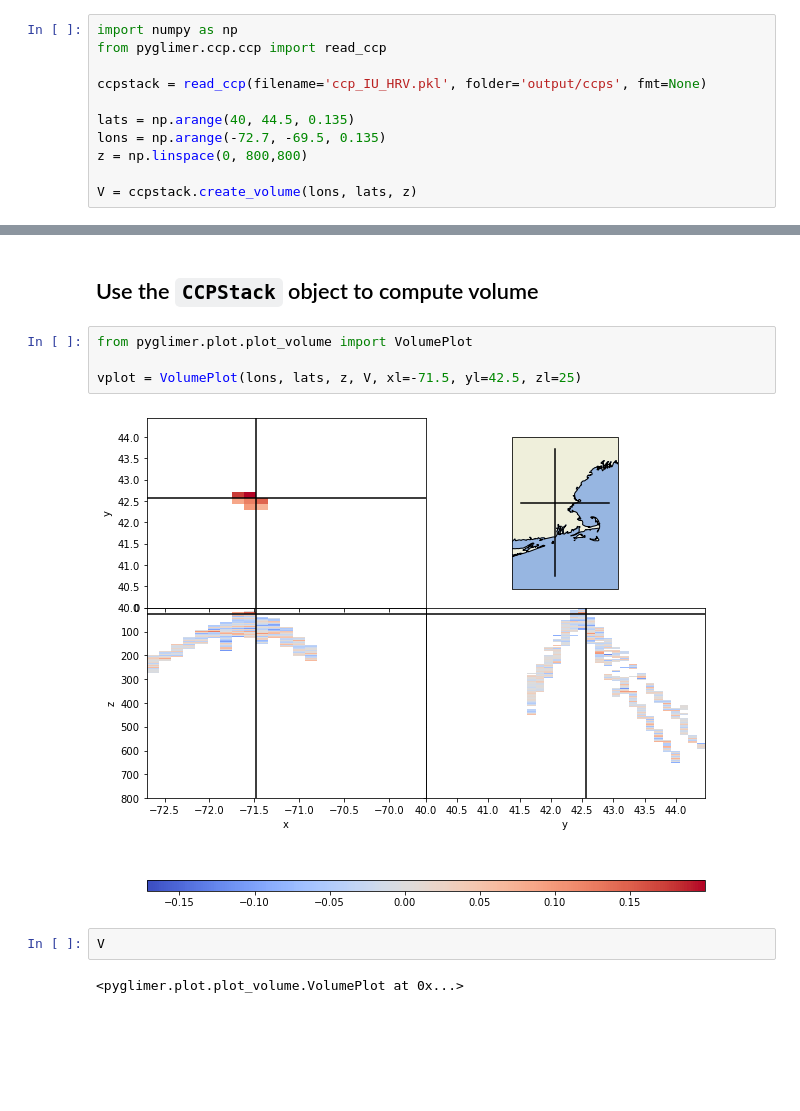
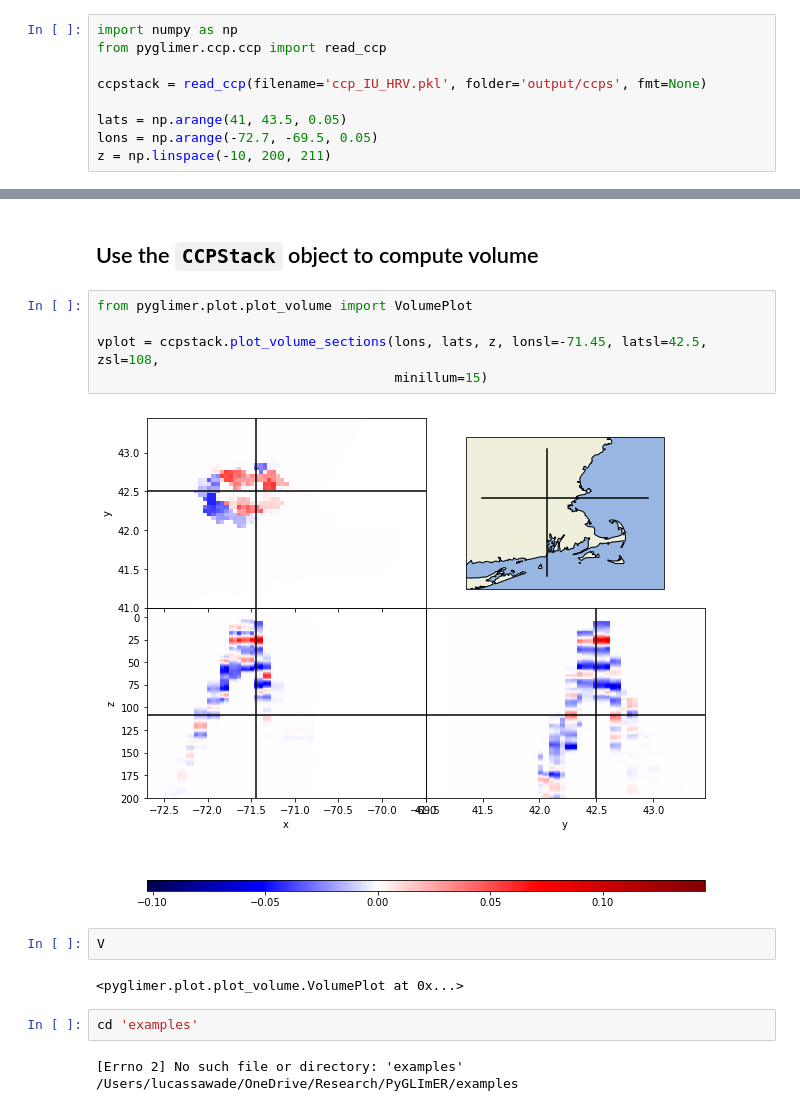
Before and after one commit to PyGLImER/PyGLImER, a Jupyter notebook: examples/02_CCPStack_SingleStation.ipynb, the cells around one changed output, grey strips where cells are left out. Saved outputs shown, nothing was run; the diff lists cells and outputs as text; blank space fills up the shorter version.

Commit message:
added illumination weights to the volume plot

```diff
--- a/examples/02_CCPStack_SingleStation.ipynb
+++ b/examples/02_CCPStack_SingleStation.ipynb
@@ -91,8 +91,6 @@ from pyglimer.ccp.ccp import read_ccp
 
 ccpstack = read_ccp(filename='ccp_IU_HRV.pkl', folder='output/ccps', fmt=None)
 
-lats = np.arange(40, 44.5, 0.135)
-lons = np.arange(-72.7, -69.5, 0.135)
-z = np.linspace(0, 800,800)
-
-V = ccpstack.create_volume(lons, lats, z)
+lats = np.arange(41, 43.5, 0.05)
+lons = np.arange(-72.7, -69.5, 0.05)
+z = np.linspace(-10, 200, 211)
@@ -114,10 +99,16 @@ Done interpolation.
 # %%
 from pyglimer.plot.plot_volume import VolumePlot
 
-vplot = VolumePlot(lons, lats, z, V, xl=-71.5, yl=42.5, zl=25)
+vplot = ccpstack.plot_volume_sections(lons, lats, z, lonsl=-71.45, latsl=42.5, zsl=108,
+                                      minillum=15)
 # %% [output]
-[figure, old version]
+[figure, new version]
 # %%
 V
 # %% [output]
 <pyglimer.plot.plot_volume.VolumePlot at 0x...>
+# %%
+cd 'examples'
+# %% [output]
+[Errno 2] No such file or directory: 'examples'
+/Users/lucassawade/OneDrive/Research/PyGLImER/examples
```
Also changed, not shown: parts of 1 cell of this notebook, 3 other files.
